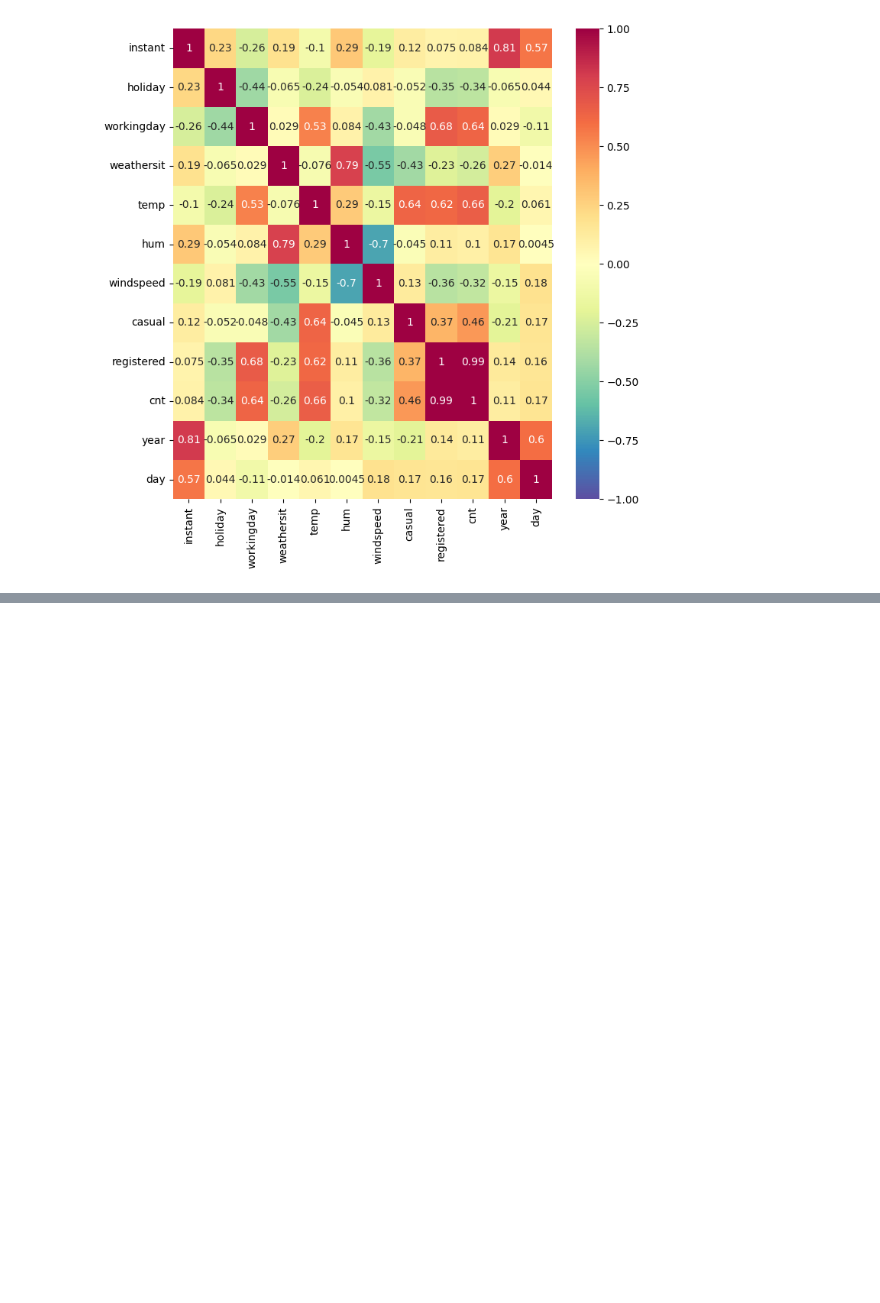
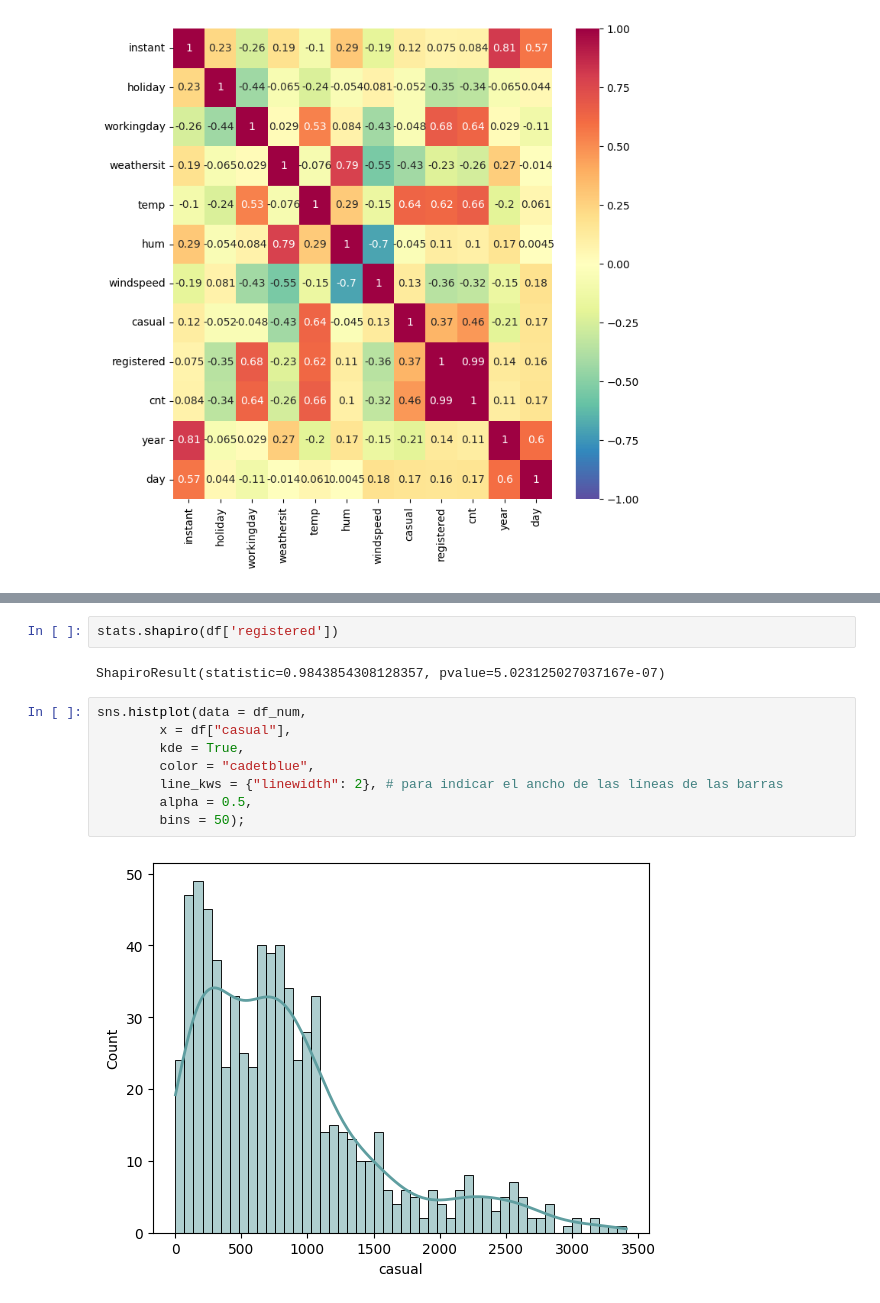
Before and after one commit to LidyaDescals/project-da-promo-D-module-3-team-3, a Jupyter notebook: analisis_exploratorio.ipynb, the cells around one changed output, grey strips where cells are left out. Saved outputs shown, nothing was run; the diff lists cells and outputs as text; blank space fills up the shorter version.

```diff
--- a/analisis_exploratorio.ipynb
+++ b/analisis_exploratorio.ipynb
@@ -354,0 +404,14 @@ sns.heatmap(df_outliers_casual.corr(),
+# %%
+stats.shapiro(df['registered'])
+# %% [output]
+ShapiroResult(statistic=0.9843854308128357, pvalue=5.023125027037167e-07)
+# %%
+sns.histplot(data = df_num,
+        x = df["casual"],
+        kde = True,
+        color = "cadetblue",
+        line_kws = {"linewidth": 2}, # para indicar el ancho de las líneas de las barras
+        alpha = 0.5,
+        bins = 50);
+# %% [output]
+[figure, added]
```
Also changed, not shown: parts of 15 cells of this notebook.
